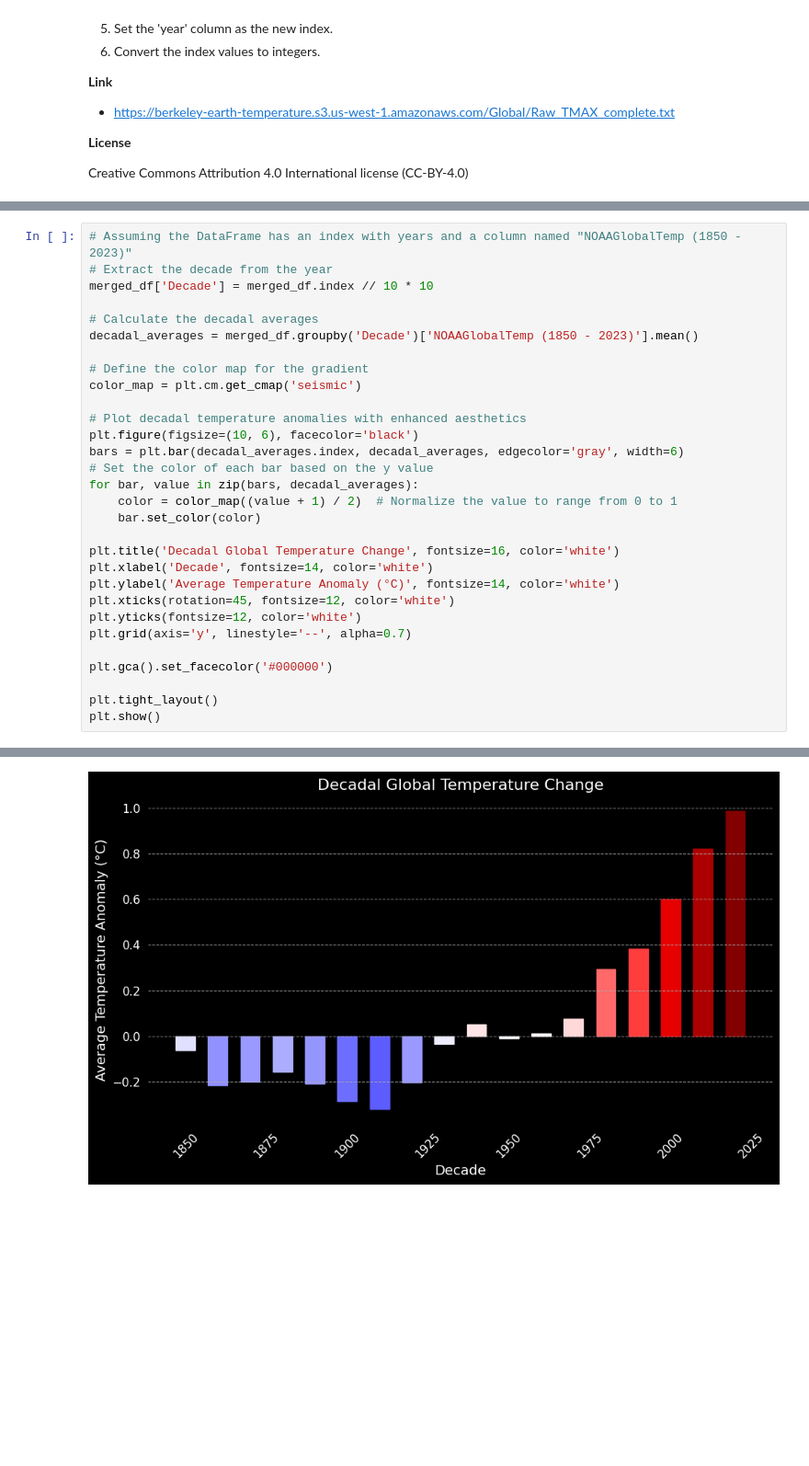
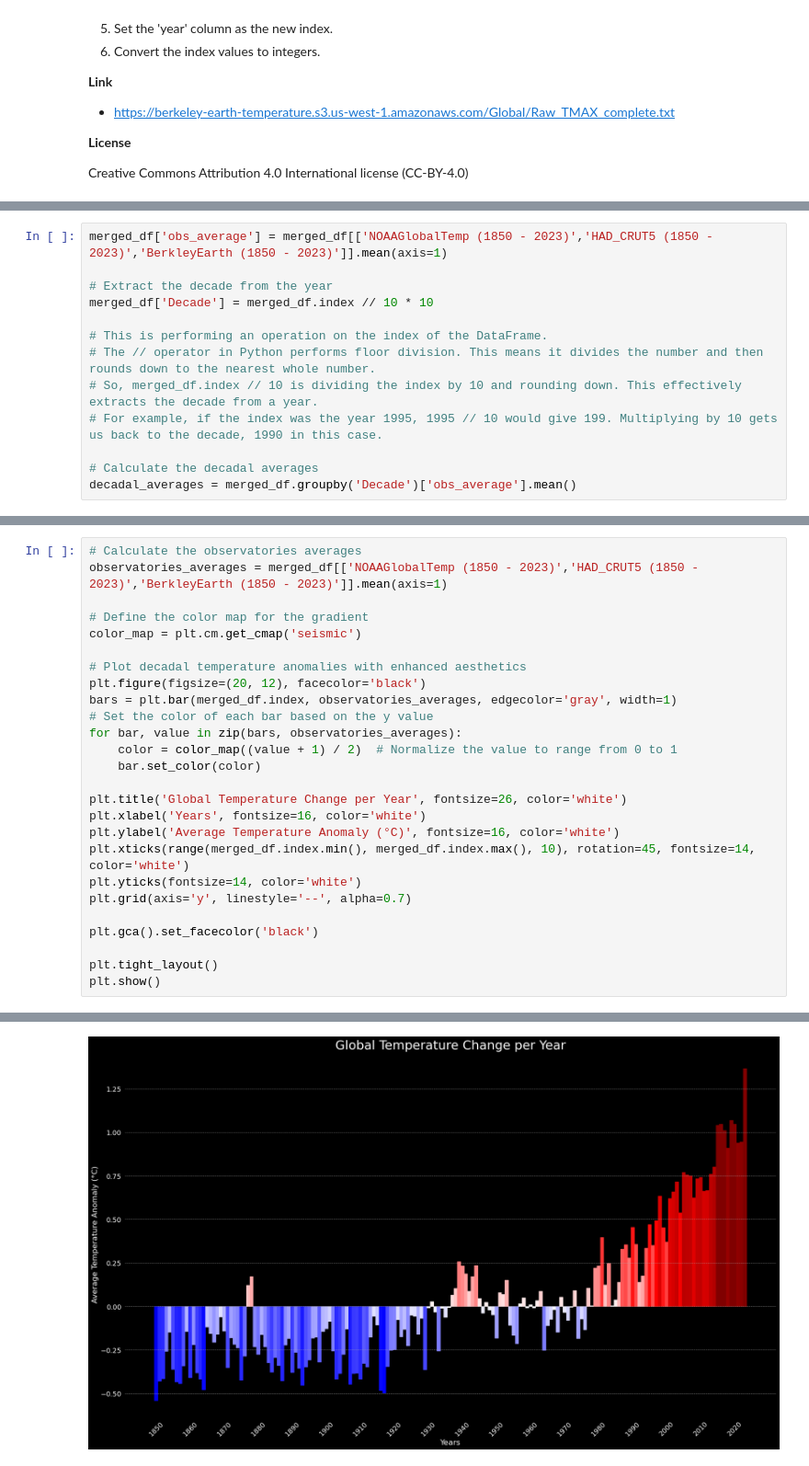
Before and after one commit to Saffian-Asghar/Global-Temperature-Analysis, a Jupyter notebook: Global_Temperature_Change.ipynb, the cells around one changed output, grey strips where cells are left out. Shown at 92% size. Cells and saved outputs as stored; diff of their text form; blank space fills up the shorter version.

```diff
--- a/Global_Temperature_Change.ipynb
+++ b/Global_Temperature_Change.ipynb
@@ -383,0 +291,13 @@ plt.show()
+# %%
+merged_df['obs_average'] = merged_df[['NOAAGlobalTemp (1850 - 2023)','HAD_CRUT5 (1850 - 2023)','BerkleyEarth (1850 - 2023)']].mean(axis=1)
+
+# Extract the decade from the year
+merged_df['Decade'] = merged_df.index // 10 * 10
+
+# This is performing an operation on the index of the DataFrame.
+# The // operator in Python performs floor division. This means it divides the number and then rounds down to the nearest whole number.
+# So, merged_df.index // 10 is dividing the index by 10 and rounding down. This effectively extracts the decade from a year.
+# For example, if the index was the year 1995, 1995 // 10 would give 199. Multiplying by 10 gets us back to the decade, 1990 in this case.
+
+# Calculate the decadal averages
+decadal_averages = merged_df.groupby('Decade')['obs_average'].mean()
@@ -384,30 +322,26 @@ plt.show()
 # %%
-# Assuming the DataFrame has an index with years and a column named "NOAAGlobalTemp (1850 - 2023)"
-# Extract the decade from the year
-merged_df['Decade'] = merged_df.index // 10 * 10
-
-# Calculate the decadal averages
-decadal_averages = merged_df.groupby('Decade')['NOAAGlobalTemp (1850 - 2023)'].mean()
+# Calculate the observatories averages
+observatories_averages = merged_df[['NOAAGlobalTemp (1850 - 2023)','HAD_CRUT5 (1850 - 2023)','BerkleyEarth (1850 - 2023)']].mean(axis=1)
 
 # Define the color map for the gradient
 color_map = plt.cm.get_cmap('seismic')
 
 # Plot decadal temperature anomalies with enhanced aesthetics
-plt.figure(figsize=(10, 6), facecolor='black')
-bars = plt.bar(decadal_averages.index, decadal_averages, edgecolor='gray', width=6)
+plt.figure(figsize=(20, 12), facecolor='black')
+bars = plt.bar(merged_df.index, observatories_averages, edgecolor='gray', width=1)
 # Set the color of each bar based on the y value
-for bar, value in zip(bars, decadal_averages):
+for bar, value in zip(bars, observatories_averages):
     color = color_map((value + 1) / 2)  # Normalize the value to range from 0 to 1
     bar.set_color(color)
 
-plt.title('Decadal Global Temperature Change', fontsize=16, color='white')
-plt.xlabel('Decade', fontsize=14, color='white')
-plt.ylabel('Average Temperature Anomaly (°C)', fontsize=14, color='white')
-plt.xticks(rotation=45, fontsize=12, color='white')
-plt.yticks(fontsize=12, color='white')
+plt.title('Global Temperature Change per Year', fontsize=26, color='white')
+plt.xlabel('Years', fontsize=16, color='white')
+plt.ylabel('Average Temperature Anomaly (°C)', fontsize=16, color='white')
+plt.xticks(range(merged_df.index.min(), merged_df.index.max(), 10), rotation=45, fontsize=14, color='white')
+plt.yticks(fontsize=14, color='white')
 plt.grid(axis='y', linestyle='--', alpha=0.7)
 
-plt.gca().set_facecolor('#000000')
+plt.gca().set_facecolor('black')
 
 plt.tight_layout()
 plt.show()
@@ -415 +350 @@ plt.show()
-[figure, old version]
+[figure, new version]
```
Also changed, not shown: parts of 26 cells of this notebook, 1 other file.
